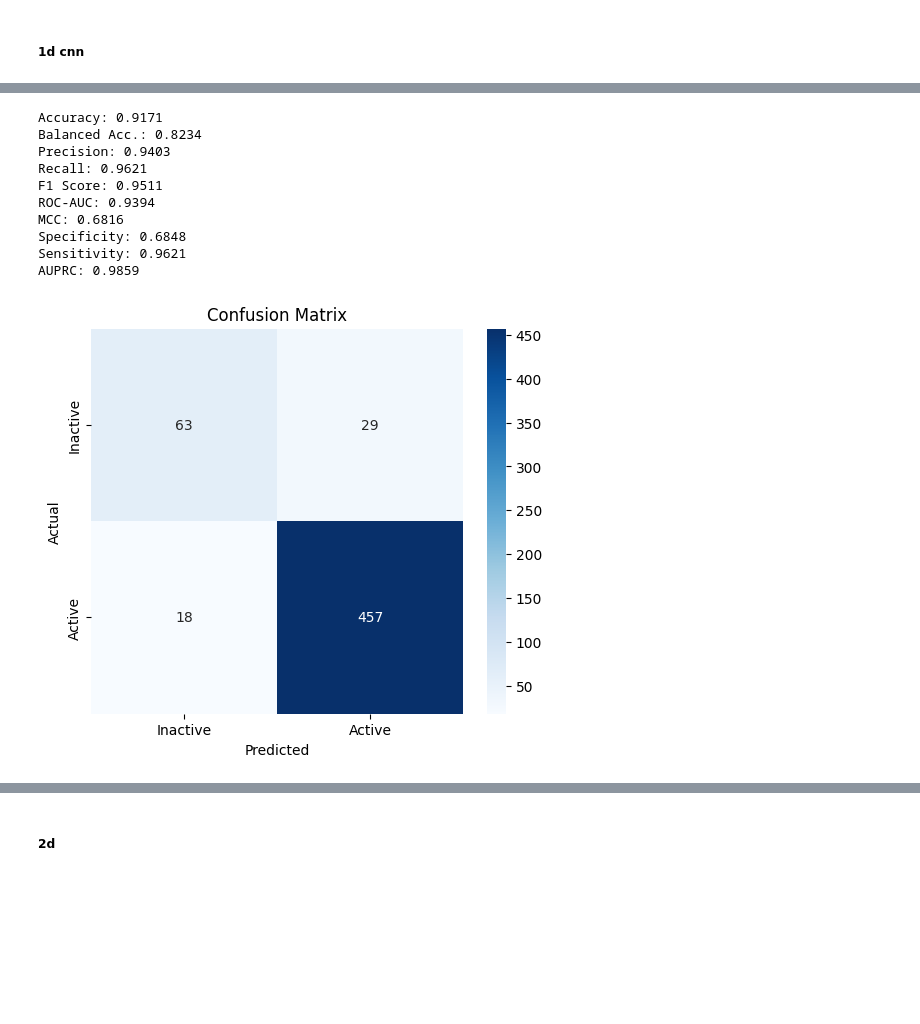
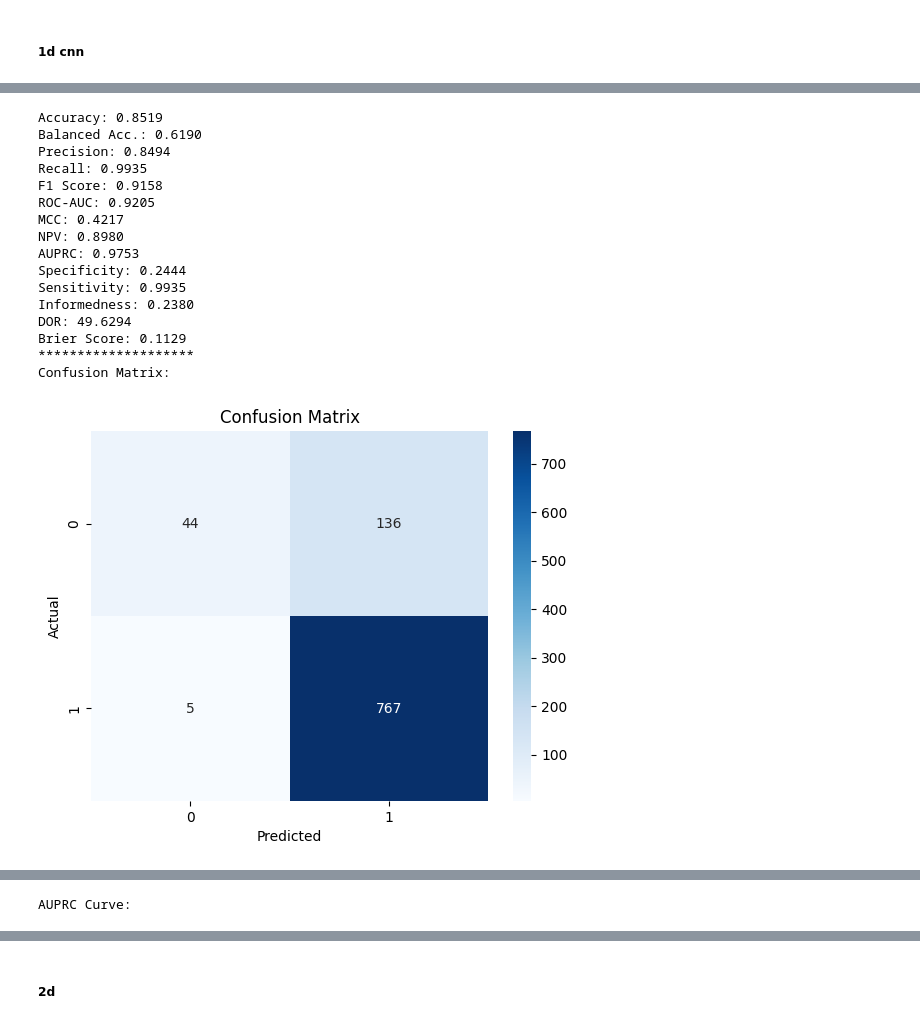
Before and after one commit to Mahamudul-Hasan-Rafi/Canonical-SMILES-BioActivity, a Jupyter notebook: bioactivity_ml.ipynb, the cells around one changed output, grey strips where cells are left out. Drawn from its saved outputs; the diff is of its cells as text; code cells hidden in the pictures; blank space fills up the shorter version.

Commit message:
final model

```diff
--- a/bioactivity_ml.ipynb
+++ b/bioactivity_ml.ipynb
@@ -692,7 +692,7 @@ from imblearn.over_sampling import SMOTE
 from imblearn.combine import SMOTETomek
 from sklearn.preprocessing import StandardScaler
 
-X_train, X_temp, y_train, y_temp = train_test_split(X, y, test_size=0.2, stratify=y, random_state=42)
+X_train, X_temp, y_train, y_temp = train_test_split(X, y, test_size=0.3, stratify=y, random_state=42)
 X_val, X_test, y_val, y_test = train_test_split(X_temp, y_temp, test_size=0.5, random_state=42)
 #X_train, y_train = SMOTE(random_state=42).fit_resample(X_train, y_train)
 
@@ -2202,6 +2166,7 @@ def objective_2d(trial):
 ##### 1d cnn
 # %%
 # Run optimization
+import optuna
 print("Starting CNN hyperparameter optimization...")
 print("="*60)
 
@@ -2214,7 +2179,7 @@ study = optuna.create_study(
 )
 
 # Optimize (use objective_1d for tabular data, objective_2d for images)
-study.optimize(objective_1d, n_trials=30, show_progress_bar=True)
+study.optimize(objective_1d, n_trials=31, show_progress_bar=True)
 
 # Print results
 print("\n" + "="*60)
@@ -2237,8 +2202,10 @@ best_params = study.best_params
 best_trial = study.best_trial
 
 # Prepare data
-X_train_tensor = torch.FloatTensor(X_train.values if hasattr(X_train, 'values') else X_train)
-y_train_tensor = torch.LongTensor(y_train.values if hasattr(y_train, 'values') else y_train)
+X_train_full=np.vstack([X_train, X_val])
+y_train_full=np.concatenate([y_train, y_val])
+X_train_tensor = torch.FloatTensor(X_train_full)
+y_train_tensor = torch.LongTensor(y_train_full)
 X_test_tensor = torch.FloatTensor(X_test.values if hasattr(X_test, 'values') else X_test)
 y_test_tensor = torch.LongTensor(y_test.values if hasattr(y_test, 'values') else y_test)
 
@@ -2254,7 +2221,7 @@ input_size = X_train_tensor.shape[1]
 final_model = CNN1D(input_size, best_trial).to(device)
 
 # Train final model
-criterion = nn.CrossEntropyLoss(weight=class_weights if best_params['use_class_weights'] else None)
+criterion = nn.CrossEntropyLoss(weight=class_weights)
 
 if best_params['optimizer'] == "Adam":
     optimizer = optim.Adam(final_model.parameters(), lr=best_params['learning_rate'],
@@ -2263,14 +2230,13 @@ elif best_params['optimizer'] == "AdamW":
     optimizer = optim.AdamW(final_model.parameters(), lr=best_params['learning_rate'],
                            weight_decay=best_params['weight_decay'])
 else:
-    optimizer = optim.SGD(final_model.parameters(), lr=best_params['learning_rate'],
-                         momentum=best_params.get('momentum', 0.9),
+    optimizer = optim.RMSprop(final_model.parameters(), lr=best_params['learning_rate'],
                          weight_decay=best_params['weight_decay'])
 
-for epoch in range(best_params['n_epochs']):
+for epoch in range(30):
     train_loss = train_epoch(final_model, train_loader, criterion, optimizer, device)
     if (epoch + 1) % 10 == 0:
-        print(f"Epoch {epoch+1}/{best_params['n_epochs']}, Loss: {train_loss:.4f}")
+        print(f"Epoch {epoch+1}/30, Loss: {train_loss:.4f}")
 
 # Final evaluation
 y_true, y_pred, y_prob = evaluate(final_model, test_loader, device)
@@ -2344,43 +2310,71 @@ f1 = f1_score(y_true_local, y_pred_local)
 roc_auc = roc_auc_score(y_true_local, y_prob_local)
 mcc = matthews_corrcoef(y_true_local, y_pred_local)
 auprc = average_precision_score(y_true_local, y_prob_local)  # Area Under Precision-Recall Curve
+kappa = cohen_kappa_score(y_true_local, y_pred_local, weights='quadratic')
 
 # For Specificity: Derive from confusion matrix
 cm = confusion_matrix(y_true_local, y_pred_local)
 tn, fp, fn, tp = cm.ravel()
 specificity = tn / (tn + fp) if (tn + fp) > 0 else 0
+npv = tn / (tn + fn)
 sensitivity = recall  # Same as recall
+informedness = sensitivity + specificity - 1
+
+dor = (tp * tn) / (fn * fp) if fp != 0 and fn != 0 else float('inf')
+
+brier = brier_score_loss(y_true_local, y_prob_local)
 
 # Step 3: Print or store results (e.g., to fill your table)
 print(f"Accuracy: {accuracy:.4f}")
 print(f"Balanced Acc.: {balanced_acc:.4f}")
 print(f"Precision: {precision:.4f}")
 print(f"Recall: {recall:.4f}")
 print(f"F1 Score: {f1:.4f}")
 print(f"ROC-AUC: {roc_auc:.4f}")
 print(f"MCC: {mcc:.4f}")
+print(f"NPV: {npv:.4f}")
+print(f"AUPRC: {auprc:.4f}")
 print(f"Specificity: {specificity:.4f}")
 print(f"Sensitivity: {sensitivity:.4f}")
-print(f"AUPRC: {auprc:.4f}")
+print("Informedness: {:.4f}".format(informedness))
+print(f"DOR: {dor:.4f}")
+print(f"Brier Score: {brier:.4f}")
+
+print("********************")
+print("Confusion Matrix:")
+plot_confusion_matrix(y_true_local, y_pred_local)
+
+print("ROC Curve:")
+plot_roc_curve(y_true_local, y_prob_local)
+
+print("AUPRC Curve:")
+plot_auprc_curve(y_true_local, y_prob_local)
+
 cm = confusion_matrix(y_true_local, y_pred_local)
 plt.figure(figsize=(6,5))
 sns.heatmap(cm, annot=True, fmt='d', cmap='Blues', xticklabels=['Inactive','Active'], yticklabels=['Inactive','Active'])
 plt.xlabel('Predicted')
 plt.ylabel('Actual')
 plt.title('Confusion Matrix')
 plt.show()
 
 # Print classification report
 print(classification_report(y_true_local, y_pred_local))
 # %% [output]
-Accuracy: 0.9171
-Balanced Acc.: 0.8234
-Precision: 0.9403
-Recall: 0.9621
-F1 Score: 0.9511
-ROC-AUC: 0.9394
-MCC: 0.6816
-Specificity: 0.6848
-Sensitivity: 0.9621
-AUPRC: 0.9859
+Accuracy: 0.8519
+Balanced Acc.: 0.6190
+Precision: 0.8494
+Recall: 0.9935
+F1 Score: 0.9158
+ROC-AUC: 0.9205
+MCC: 0.4217
+NPV: 0.8980
+AUPRC: 0.9753
+Specificity: 0.2444
+Sensitivity: 0.9935
+Informedness: 0.2380
+DOR: 49.6294
+Brier Score: 0.1129
+********************
+Confusion Matrix:
-[figure, old version]
+[figure, new version]
@@ -2394,0 +2383 @@ weighted avg       0.91      0.92      0.91       567
+AUPRC Curve:
```
Also changed, not shown: parts of 54 cells of this notebook, 4 other files.
